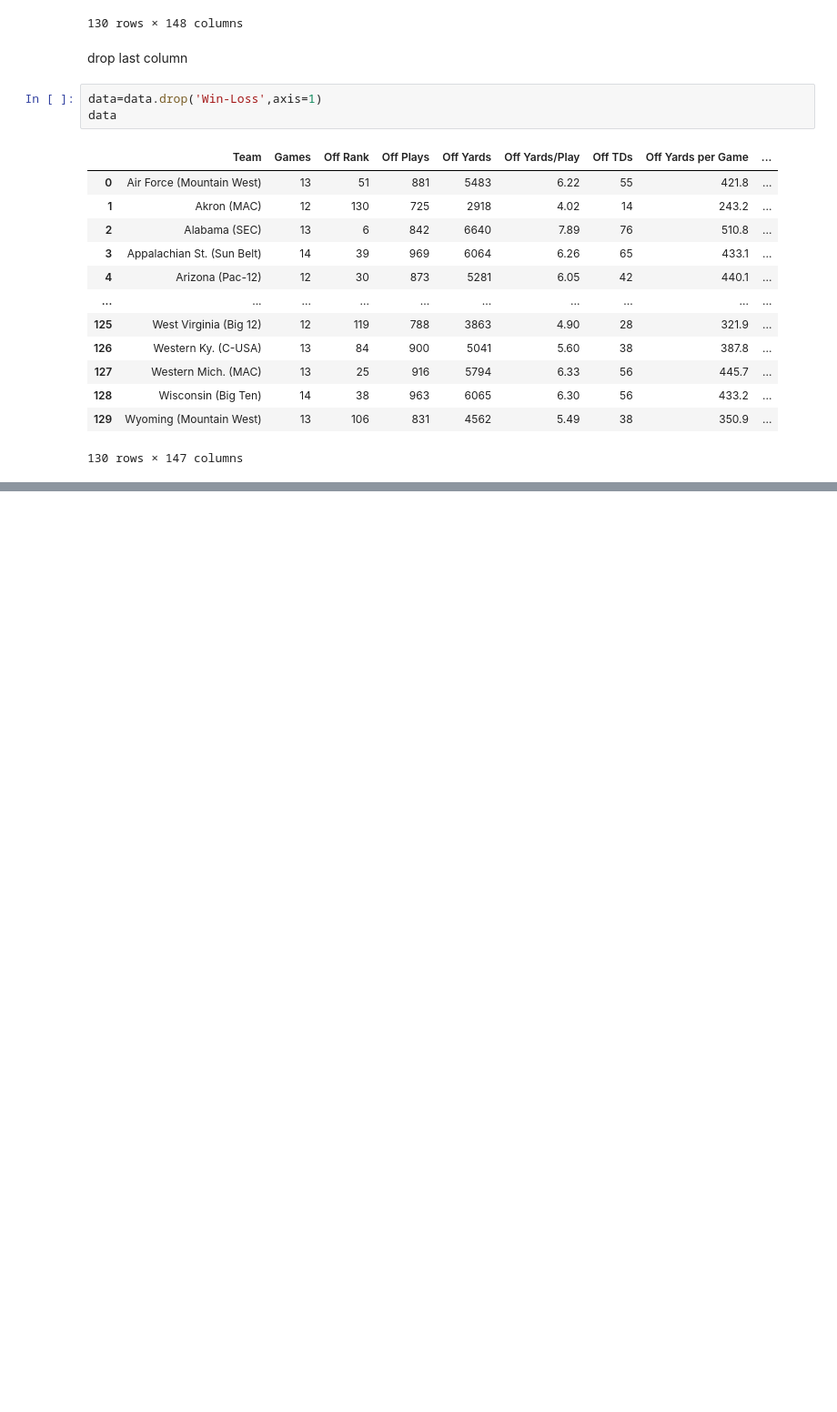
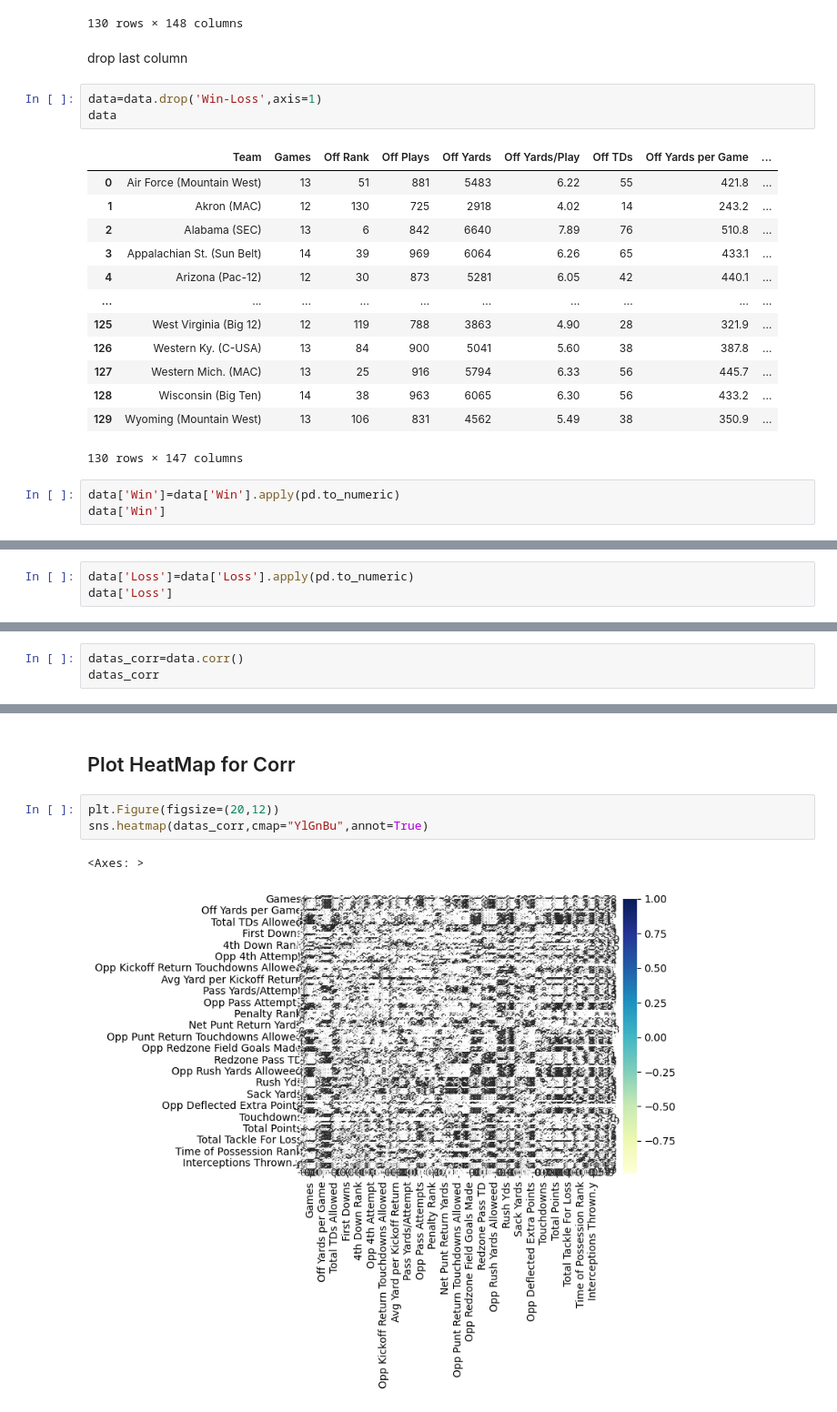
Before and after one commit to amirhajif/machine-learning-algorithms, a Jupyter notebook: Pre-Processing/Correlation/main.ipynb, the cells around one changed output, grey strips where cells are left out. Shown at 91% size. Cells and saved outputs as stored; diff of their text form; blank space fills up the shorter version.

```diff
--- a/Pre-Processing/Correlation/main.ipynb
+++ b/Pre-Processing/Correlation/main.ipynb
@@ -89,3 +89,6 @@ data
 | 128 | Wisconsin (Big Ten) | 14 | 38 | 963 | 6065 | 6.30 | 56 | 433.2 | ... |
 | 129 | Wyoming (Mountain West) | 13 | 106 | 831 | 4562 | 5.49 | 38 | 350.9 | ... |
 130 rows × 147 columns
+# %%
+data['Win']=data['Win'].apply(pd.to_numeric)
+data['Win']
@@ -91,0 +108,3 @@ data
+# %%
+data['Loss']=data['Loss'].apply(pd.to_numeric)
+data['Loss']
@@ -91,0 +124,3 @@ data
+# %%
+datas_corr=data.corr()
+datas_corr
@@ -91,0 +187,8 @@ data
+# %% [markdown]
+## Plot HeatMap for Corr
+# %%
+plt.Figure(figsize=(20,12))
+sns.heatmap(datas_corr,cmap="YlGnBu",annot=True)
+# %% [output]
+<Axes: >
+[figure, added]
```
Also changed, not shown: parts of 9 cells of this notebook.
